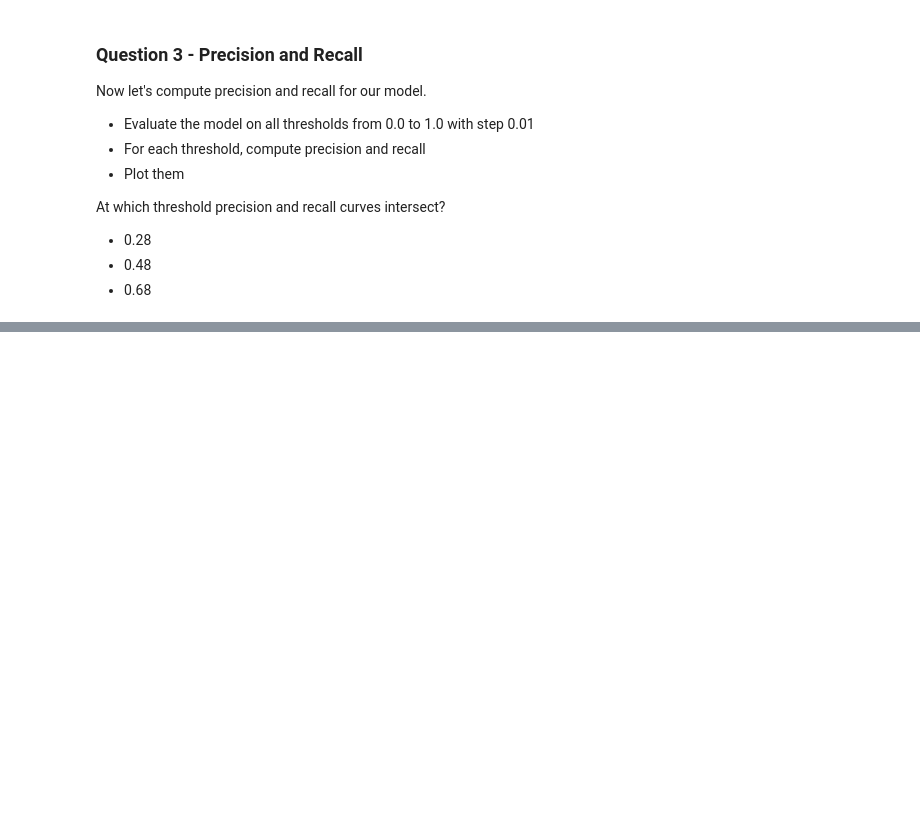
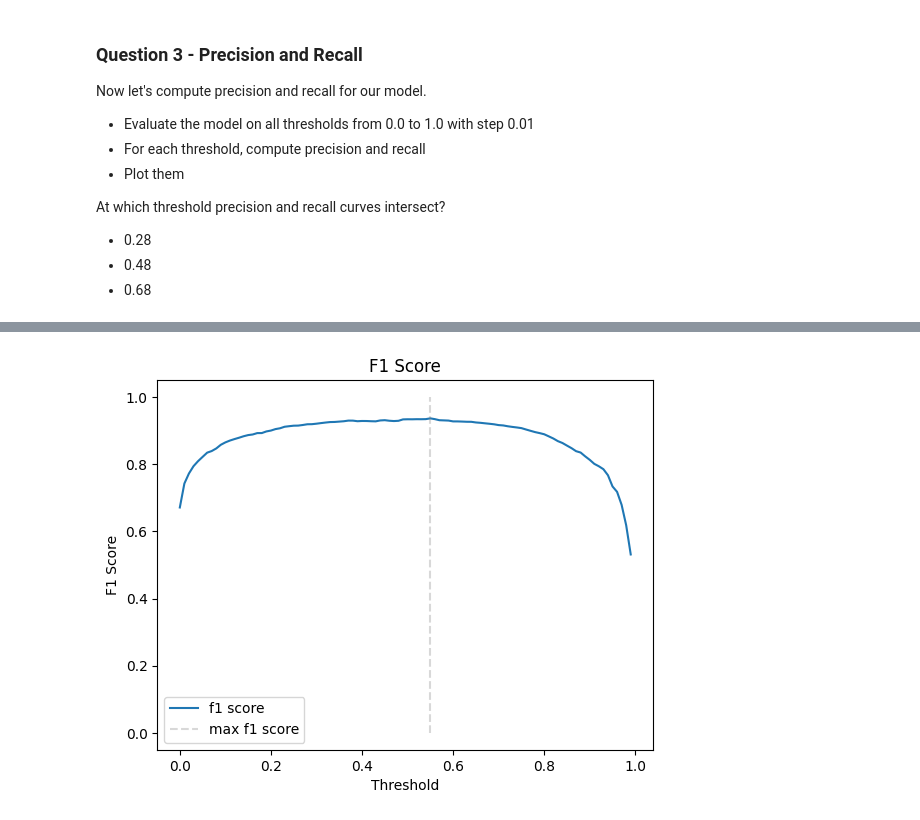
Before and after one commit to ozkary/machine-learning-engineering, a Jupyter notebook: 04-evaluation/homework.ipynb, the cells around one changed output, grey strips where cells are left out. Cells and saved outputs as stored; diff of their text form; code cells hidden in the pictures; blank space fills up the shorter version.

```diff
--- a/04-evaluation/homework.ipynb
+++ b/04-evaluation/homework.ipynb
@@ -269,0 +327,13 @@ Precision: 0.9292845257903494 Recall: 0.9285120532003325 Threshold: 0.48
+# %%
+# Compute the F1 score for various thresholds from 0.0 to 1.0 with step 0.01
+f1_scores = []
+
+# compute theF1 score for each threshold using the previously calculated precision and recall values
+for i in range(len(thresholds)):
+    f1 = 2 * (precisions[i] * recalls[i]) / (precisions[i] + recalls[i])
+    f1_scores.append(f1)
+
+# get the max f1 score and the threshold at which it occurs
+max_f1 = max(f1_scores)
+max_f1_threshold = thresholds[f1_scores.index(max_f1)]
+print(f'max f1 score: {max_f1} at threshold: {max_f1_threshold}')
@@ -269,0 +346,13 @@ Precision: 0.9292845257903494 Recall: 0.9285120532003325 Threshold: 0.48
+# %%
+# plot the f1 scores against the thresholds to see the max f1 score and the threshold at which it occurs
+plt.plot(thresholds, f1_scores, label='f1 score')
+plt.plot([max_f1_threshold, max_f1_threshold], [0, 1], linestyle='--', color='grey', label='max f1 score', alpha=0.3)
+# add a legend for each series
+plt.xlabel('Threshold')
+plt.ylabel('F1 Score')
+plt.title('F1 Score')
+
+plt.legend()
+plt.show()
+# %% [output]
+[figure, added]
```
Also changed, not shown: parts of 14 cells of this notebook.
